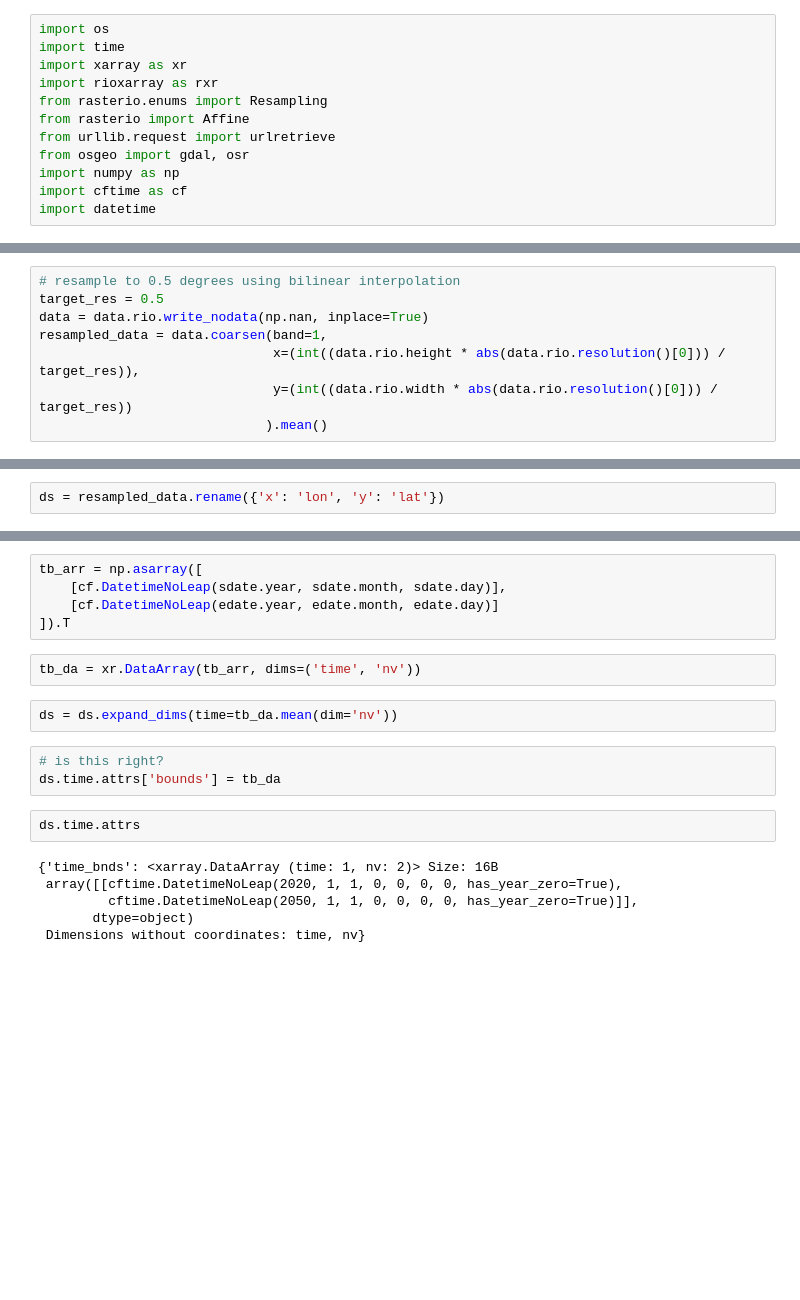
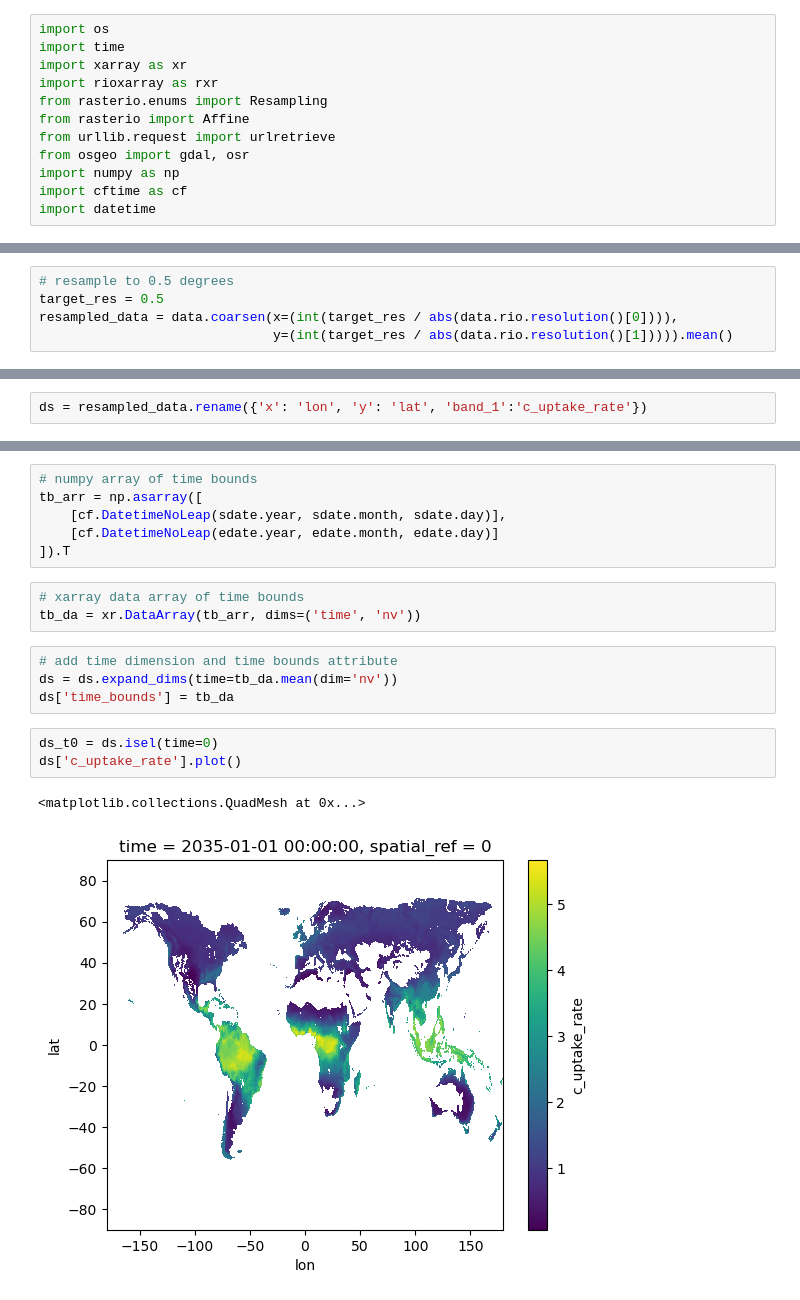
Before and after one commit to rubisco-sfa/ILAMB-Data, a Jupyter notebook: GFW/debug_convert.ipynb, the cells around one changed output, grey strips where cells are left out. Drawn from its saved outputs; the diff is of its cells as text; blank space fills up the shorter version.

```diff
--- a/GFW/debug_convert.ipynb
+++ b/GFW/debug_convert.ipynb
@@ -32,10 +33,7 @@ epsg_code = int(data.rio.crs.to_epsg())
 if epsg_code != 4326:
     data = data.rio.reproject(crs='EPSG:4326')
 # %%
-# resample to 0.5 degrees using bilinear interpolation
+# resample to 0.5 degrees
 target_res = 0.5
-data = data.rio.write_nodata(np.nan, inplace=True)
-resampled_data = data.coarsen(band=1,
-                              x=(int((data.rio.height * abs(data.rio.resolution()[0])) / target_res)),
-                              y=(int((data.rio.width * abs(data.rio.resolution()[0])) / target_res))
-                             ).mean()
+resampled_data = data.coarsen(x=(int(target_res / abs(data.rio.resolution()[0]))),
+                              y=(int(target_res / abs(data.rio.resolution()[1])))).mean()
@@ -42,2 +44,2 @@ resampled_data = data.coarsen(band=1,
 # %%
-ds = resampled_data.rename({'x': 'lon', 'y': 'lat'})
+ds = resampled_data.rename({'x': 'lon', 'y': 'lat', 'band_1':'c_uptake_rate'})
@@ -49,20 +46,19 @@ ds.plot()
 # %%
+# numpy array of time bounds
 tb_arr = np.asarray([
     [cf.DatetimeNoLeap(sdate.year, sdate.month, sdate.day)],
     [cf.DatetimeNoLeap(edate.year, edate.month, edate.day)]
 ]).T
 # %%
+# xarray data array of time bounds
 tb_da = xr.DataArray(tb_arr, dims=('time', 'nv'))
 # %%
+# add time dimension and time bounds attribute
 ds = ds.expand_dims(time=tb_da.mean(dim='nv'))
+ds['time_bounds'] = tb_da
-# %%
-# is this right?
-ds.time.attrs['bounds'] = tb_da
-# %%
-ds.time.attrs
-# %% [output]
-{'time_bnds': <xarray.DataArray (time: 1, nv: 2)> Size: 16B
- array([[cftime.DatetimeNoLeap(2020, 1, 1, 0, 0, 0, 0, has_year_zero=True),
-         cftime.DatetimeNoLeap(2050, 1, 1, 0, 0, 0, 0, has_year_zero=True)]],
-       dtype=object)
- Dimensions without coordinates: time, nv}
+# %%
+ds_t0 = ds.isel(time=0)
+ds['c_uptake_rate'].plot()
+# %% [output]
+<matplotlib.collections.QuadMesh at 0x...>
+[figure, added]
```
Also changed, not shown: parts of 11 cells of this notebook, 2 other files.
